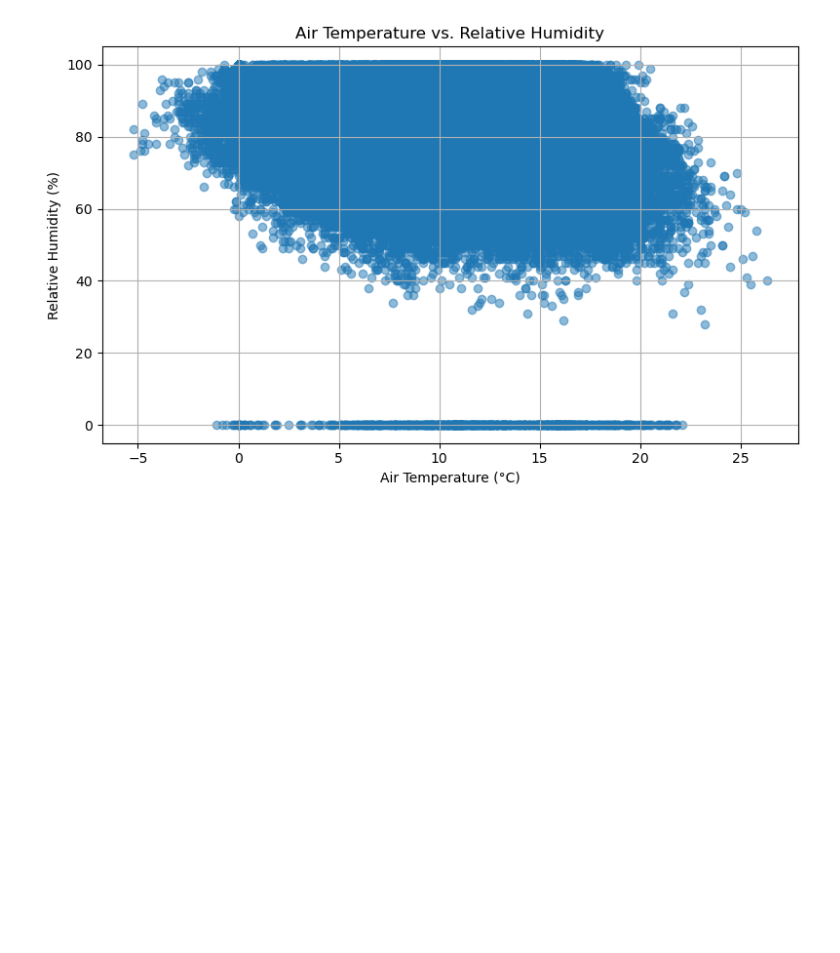
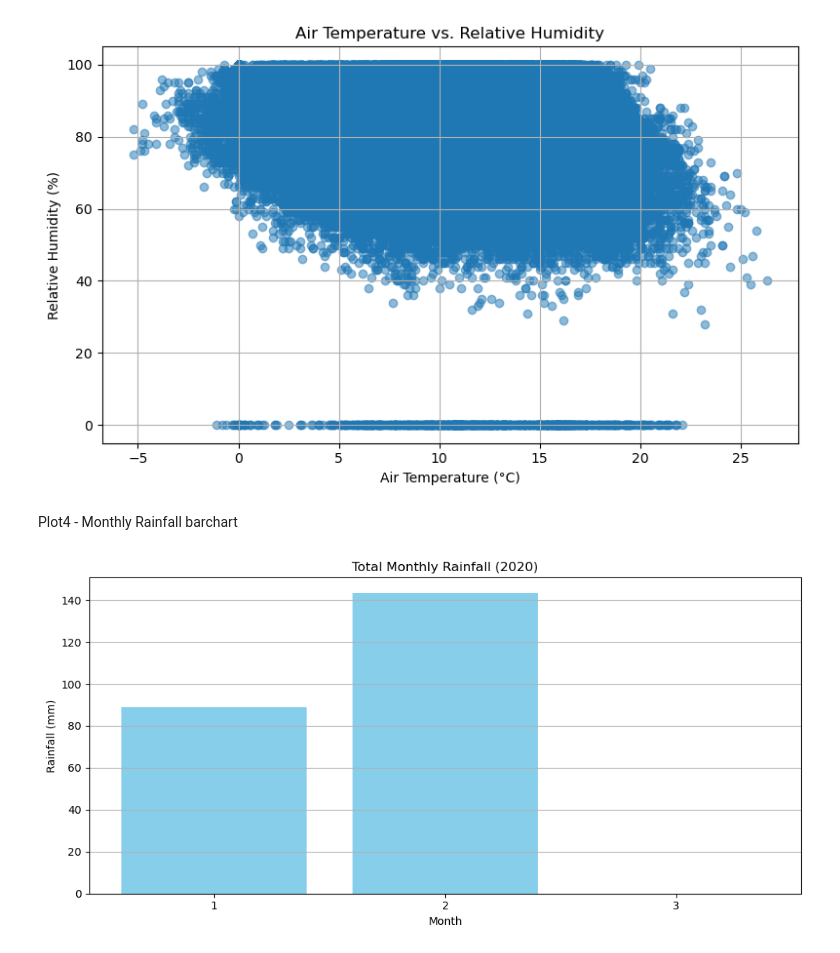
Before and after one commit to Xiru1024/BigDataExercise, a Jupyter notebook: report1/plots.ipynb, the cells around one changed output. Cells and saved outputs as stored; diff of their text form; code cells hidden in the pictures; blank space fills up the shorter version.

Commit message:
update plot

```diff
--- a/report1/plots.ipynb
+++ b/report1/plots.ipynb
@@ -87,3 +87,35 @@ plt.tight_layout()
 plt.show()
 # %% [output]
 [figure]
+# %% [markdown]
+Plot4 - Monthly Rainfall barchart
+# %%
+from pyspark.sql.functions import month, year, col
+
+df_rain = (
+    df.withColumn("precipitation", col("precipitation").cast("float"))
+      .withColumn("month", month(to_timestamp("dateTime", "dd-MMM-yyyy HH:mm")))
+      .withColumn("year", year(to_timestamp("dateTime", "dd-MMM-yyyy HH:mm")))
+      .filter((col("year") == 2020) & col("precipitation").isNotNull())
+)
+
+df_monthly_rain = (
+    df_rain.groupBy("month")
+           .sum("precipitation")
+           .orderBy("month")
+           .withColumnRenamed("sum(precipitation)", "total_rain")
+)
+df_monthly_rain_panda = df_monthly_rain.toPandas()
+import matplotlib.pyplot as plt
+
+plt.figure(figsize=(10, 5))
+plt.bar(df_monthly_rain_panda["month"], df_monthly_rain_panda["total_rain"], color='skyblue')
+plt.xticks(df_monthly_rain_panda["month"])
+plt.title("Total Monthly Rainfall (2020)")
+plt.xlabel("Month")
+plt.ylabel("Rainfall (mm)")
+plt.grid(axis='y')
+plt.tight_layout()
+plt.show()
+# %% [output]
+[figure, added]
```
